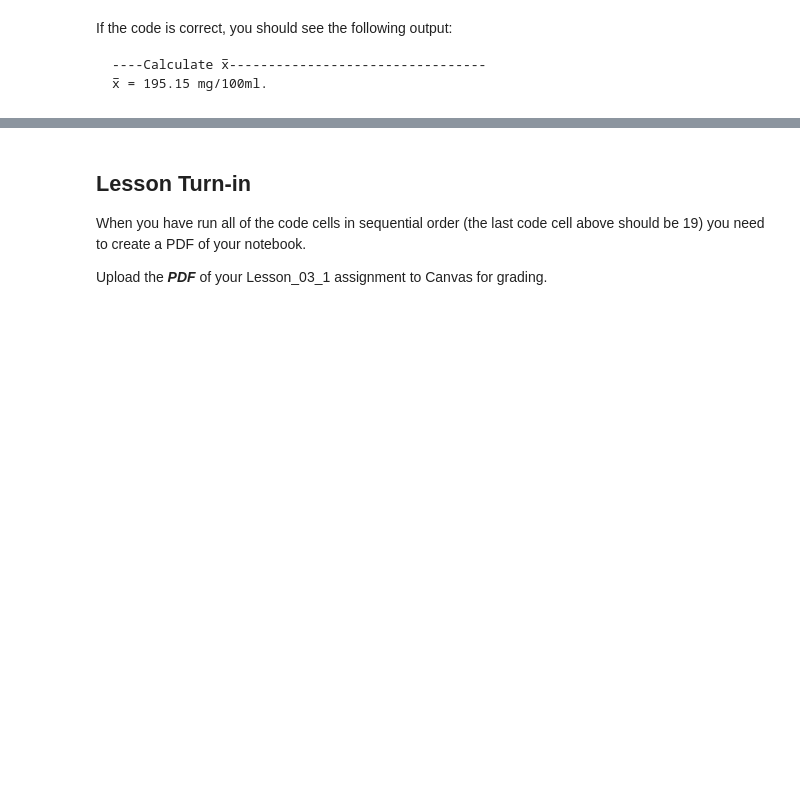
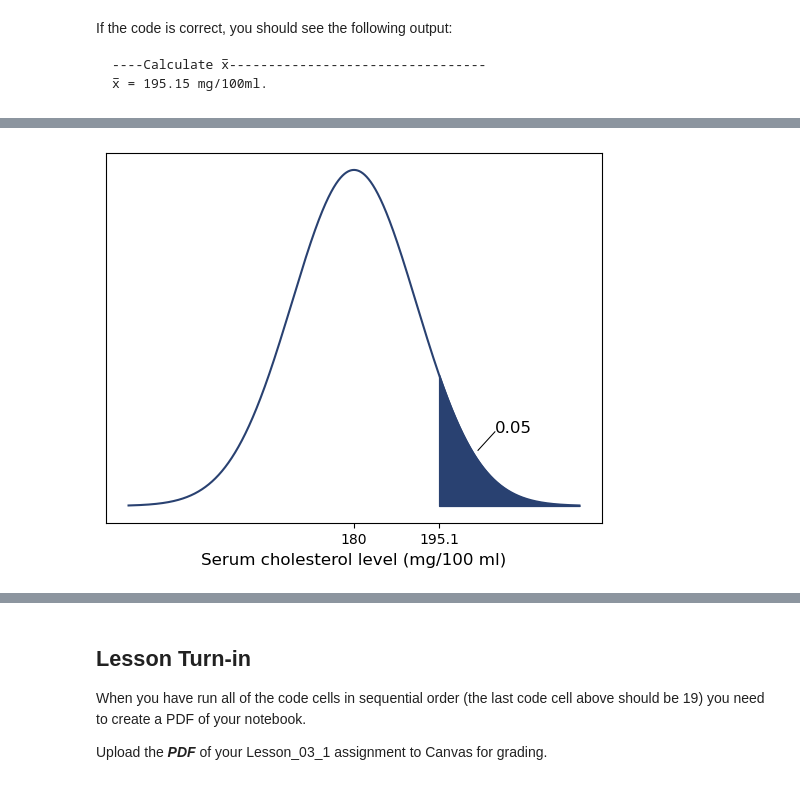
Before and after one commit to DavidSenseman/BIO5853, a Jupyter notebook: Lesson_03_2.ipynb, the cells around one changed output, grey strips where cells are left out. Cells and saved outputs as stored; diff of their text form; code cells hidden in the pictures; blank space fills up the shorter version.

```diff
--- a/Lesson_03_2.ipynb
+++ b/Lesson_03_2.ipynb
@@ -844,57 +1018,61 @@ The value for $\bar{x}$ of `195.15` is essentially the same as `195.1` given in
 # %%
-# Example 5: Plot Distribution of Means
+# Example 5: Plot Distribution of Means of Samples
 
 import matplotlib.pyplot as plt
+import numpy as np
 from scipy.stats import norm      # normal distribution
 
 # Define parameters for the normal distribution
-mu = 180        # mean
-sd = 11         # standard deviation
-size = 500      # number of trials
+mu = 180     # mean
+sd = 11      # standard deviation
+
+# Define limits of the area to be colored
 low_val = 195.1
 high_val = 220
 
+# Define chart color
 chart_color='#294171'
 
-# Generate x-values between -4 and 4 with .01 steps.
+# Generate x-values between 140 and 220 with .01 steps.
 x_dat = np.arange(140, 220, 0.01)
 
-# Compute the y-value for each x-value from normal distribution
+# Compute y-value for each x-value
 y_dat = norm.pdf(x_dat, mu, sd)
 
-# Create a plot
+# Create plot environment
 fig, ax = plt.subplots()
-# ax.plot(x, y)
 
-# Plot the normal distribution
+# Plot normal distribution
 ax.plot(x_dat, y_dat , chart_color)
 
 # Label plot
 plt.xlabel('Serum cholesterol level (mg/100 ml)', fontsize='12')   # X-axis
 plt.ylabel('', fontsize='12')   # Y-axis
 
-# Fill the area under the curve between bmi limits
+# Fill the area under the curve between lower and upper limits
 shade_x = np.linspace(low_val, high_val, 100)  # set x area
-shade_y = norm.pdf(shade_x, mu, sd)      # set y area
+shade_y = norm.pdf(shade_x, mu, sd)            # set y area
 plt.fill_between(shade_x, shade_y, color=chart_color, alpha=1.0)  # fill areas
 
-# Ensure y-axis is visible
+# Ensure y-axis is not visible
 plt.gca().yaxis.set_visible(False)
 
 # Specify x-ticks
 ax.set_xticks([180, 195.1])
 ax.set_xticklabels(['180', '195.1'])
 
 # Plot text
 plt.text(205, 0.008, '0.05', fontsize=12)   # mu at bottom
 
 # Plot line
 x_line=[205, 202]
 y_line=[0.008, 0.006]
 plt.plot(x_line, y_line, color='k', linestyle='solid', linewidth=0.75)
 
 # Show plot
 plt.show()
+# %% [output]
+[figure, added]
 # %% [markdown]
 If the code is correct, you should see the following plot:
 
```
Also changed, not shown: parts of 60 cells of this notebook.
